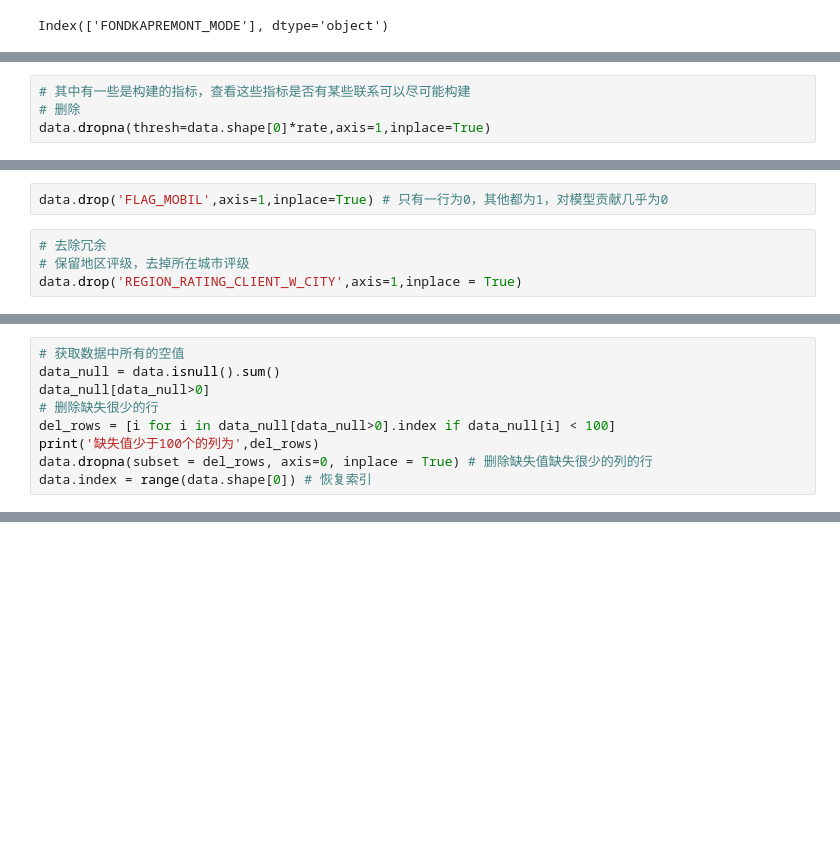
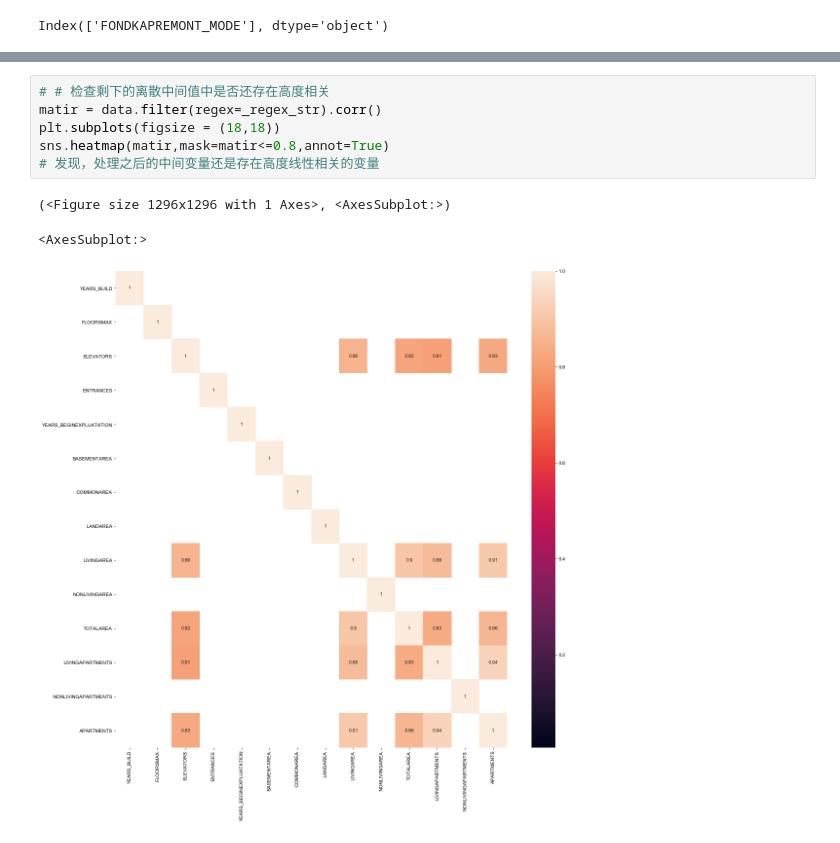
Before and after one commit to DGTBG/biye, a Jupyter notebook: HomeCredit_clean.ipynb, the cells around one changed output, grey strips where cells are left out. Drawn from its saved outputs; the diff is of its cells as text; blank space fills up the shorter version.

```diff
--- a/HomeCredit_clean.ipynb
+++ b/HomeCredit_clean.ipynb
@@ -506,4 +330,0 @@ set(old_cols) - set(new_cols)
-# %%
-# 其中有一些是构建的指标，查看这些指标是否有某些联系可以尽可能构建
-# 删除
-data.dropna(thresh=data.shape[0]*rate,axis=1,inplace=True)
@@ -524,6 +330,0 @@ dtype: int64
-# %%
-data.drop('FLAG_MOBIL',axis=1,inplace=True) # 只有一行为0，其他都为1，对模型贡献几乎为0
-# %%
-# 去除冗余
-# 保留地区评级，去掉所在城市评级
-data.drop('REGION_RATING_CLIENT_W_CITY',axis=1,inplace = True)
@@ -580,9 +330,0 @@ Index(['TARGET', 'CNT_CHILDREN', 'AMT_INCOME_TOTAL', 'AMT_CREDIT',
-# %%
-# 获取数据中所有的空值
-data_null = data.isnull().sum()
-data_null[data_null>0]
-# 删除缺失很少的行
-del_rows = [i for i in data_null[data_null>0].index if data_null[i] < 100]
-print('缺失值少于100个的列为',del_rows)
-data.dropna(subset = del_rows, axis=0, inplace = True) # 删除缺失值缺失很少的列的行
-data.index = range(data.shape[0]) # 恢复索引
@@ -626,0 +331,10 @@ Index(['TARGET', 'NAME_CONTRACT_TYPE', 'CODE_GENDER', 'FLAG_OWN_CAR',
+# %%
+# # 检查剩下的离散中间值中是否还存在高度相关
+matir = data.filter(regex=_regex_str).corr()
+plt.subplots(figsize = (18,18))
+sns.heatmap(matir,mask=matir<=0.8,annot=True)
+# 发现，处理之后的中间变量还是存在高度线性相关的变量
+# %% [output]
+(<Figure size 1296x1296 with 1 Axes>, <AxesSubplot:>)
+<AxesSubplot:>
+[figure, added]
```
Also changed, not shown: parts of 45 cells of this notebook.
